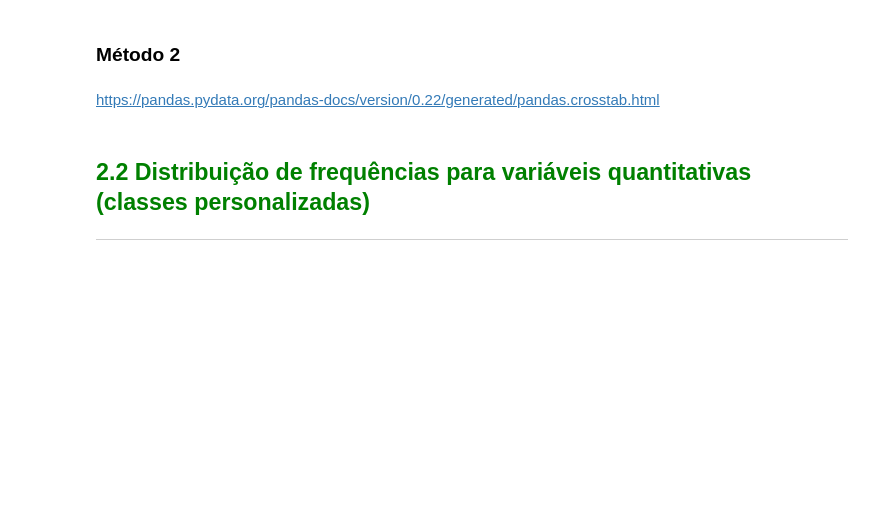
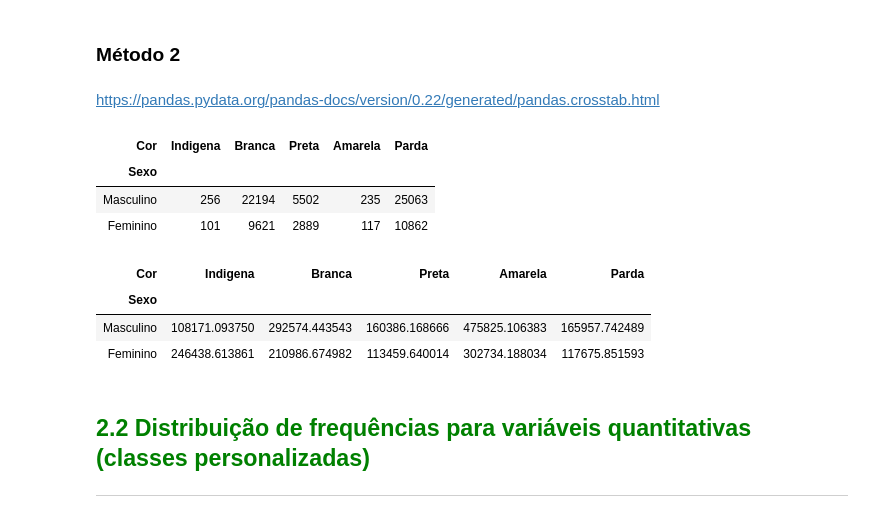
Before and after one commit to flaviogf/courses, a Jupyter notebook: alura/estatistica_parte_1/files/Curso_de_Estatística_Parte_1.ipynb, the cells around one changed output. Saved outputs shown, nothing was run; the diff lists cells and outputs as text; code cells hidden in the pictures; blank space fills up the shorter version.

```diff
--- a/alura/estatistica_parte_1/files/Curso_de_Estatística_Parte_1.ipynb
+++ b/alura/estatistica_parte_1/files/Curso_de_Estatística_Parte_1.ipynb
@@ -237,6 +266,37 @@ https://pandas.pydata.org/pandas-docs/version/0.22/generated/pandas.Series.value
 ### Método 2
 # %% [markdown]
 https://pandas.pydata.org/pandas-docs/version/0.22/generated/pandas.crosstab.html
+# %%
+frequency = pd.crosstab(data['Sexo'], data['Cor'])
+# %%
+gender = {
+    0: 'Masculino',
+    1: 'Feminino'
+}
+
+skin = {
+    0: 'Indigena',
+    2: 'Branca',
+    4: 'Preta',
+    6: 'Amarela',
+    8: 'Parda',
+    9: 'Sem declaração'
+}
+# %%
+frequency.rename(index=gender, columns=skin)
+# %% [output]
+| Cor | Indigena | Branca | Preta | Amarela | Parda |
+| Sexo |  |  |  |  |  |
+| Masculino | 256 | 22194 | 5502 | 235 | 25063 |
+| Feminino | 101 | 9621 | 2889 | 117 | 10862 |
+# %%
+percent = pd.crosstab(data['Sexo'], data['Cor'], values=data['Renda'], aggfunc='mean') * 100
+percent.rename(index=gender, columns=skin)
+# %% [output]
+| Cor | Indigena | Branca | Preta | Amarela | Parda |
+| Sexo |  |  |  |  |  |
+| Masculino | 108171.093750 | 292574.443543 | 160386.168666 | 475825.106383 | 165957.742489 |
+| Feminino | 246438.613861 | 210986.674982 | 113459.640014 | 302734.188034 | 117675.851593 |
 # %% [markdown]
 ## <font color=green>2.2 Distribuição de frequências para variáveis quantitativas (classes personalizadas)</font>
 ***
```
Also changed, not shown: parts of 8 cells of this notebook.
